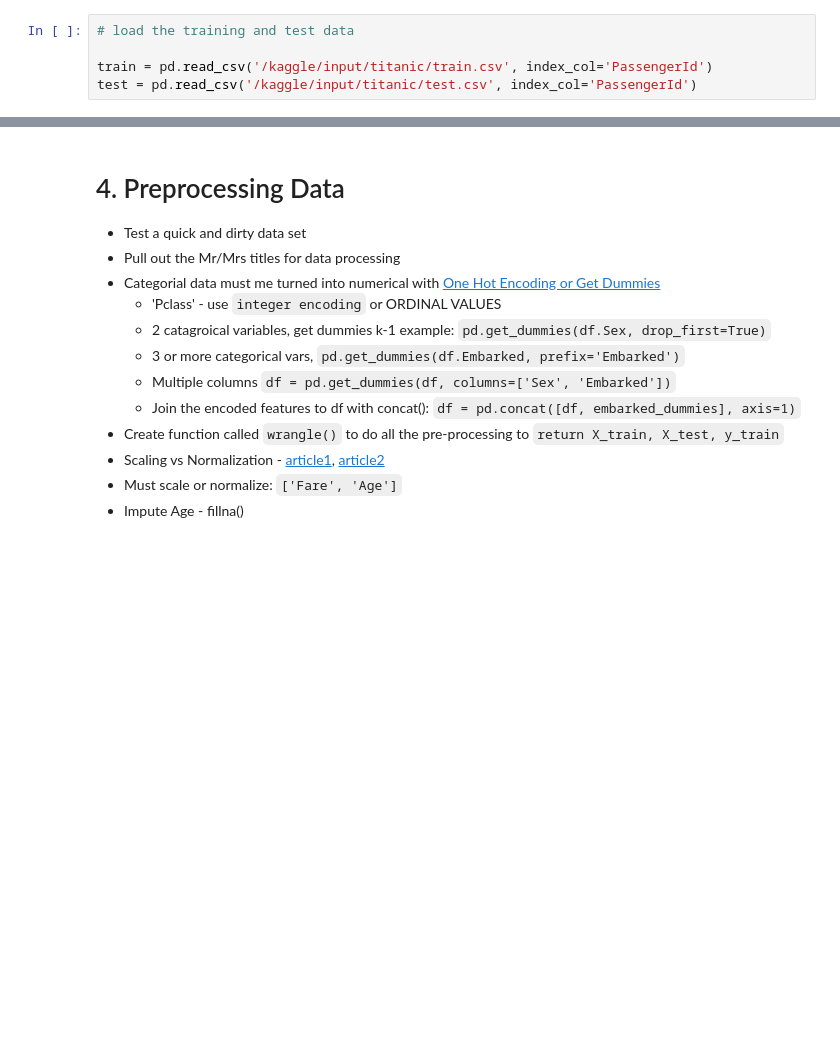
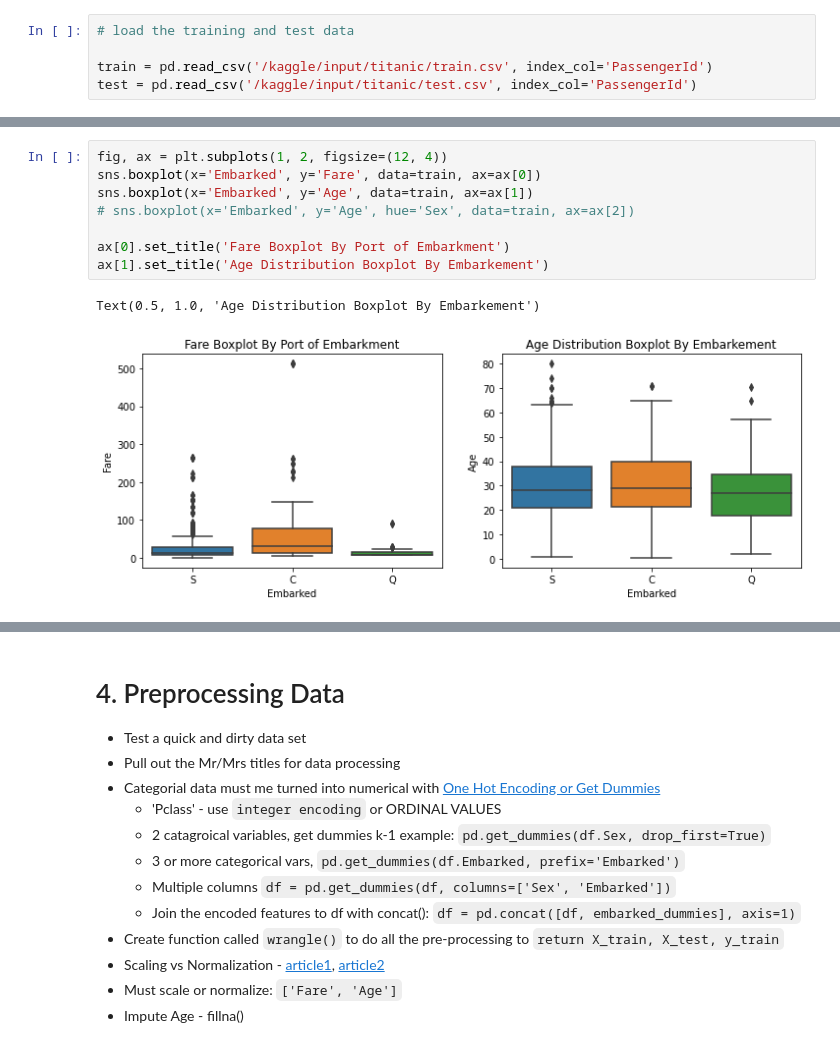
Before and after one commit to jaysueno/kaggle_titanic, a Jupyter notebook: titanic-comp.ipynb, the cells around one changed output, grey strips where cells are left out. Drawn from its saved outputs; the diff is of its cells as text; blank space fills up the shorter version.

```diff
--- a/titanic-comp.ipynb
+++ b/titanic-comp.ipynb
@@ -90,0 +293,11 @@ sns.countplot(x='Pclass', data=train, ax=ax[1])
+# %%
+fig, ax = plt.subplots(1, 2, figsize=(12, 4))
+sns.boxplot(x='Embarked', y='Fare', data=train, ax=ax[0])
+sns.boxplot(x='Embarked', y='Age', data=train, ax=ax[1])
+# sns.boxplot(x='Embarked', y='Age', hue='Sex', data=train, ax=ax[2])
+
+ax[0].set_title('Fare Boxplot By Port of Embarkment')
+ax[1].set_title('Age Distribution Boxplot By Embarkement')
+# %% [output]
+Text(0.5, 1.0, 'Age Distribution Boxplot By Embarkement')
+[figure, added]
```
Also changed, not shown: parts of 43 cells of this notebook.
